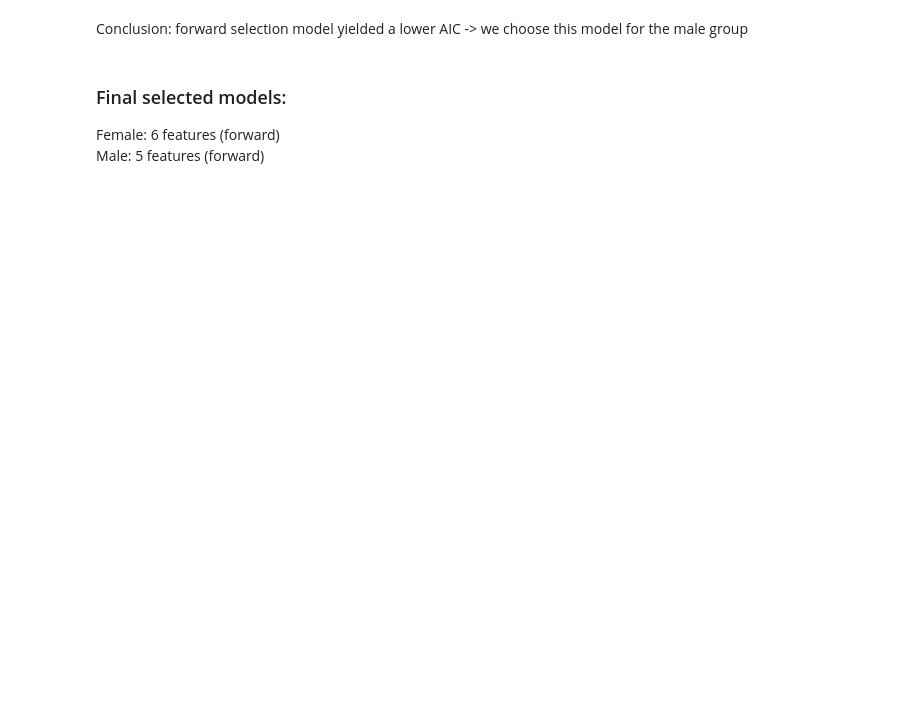
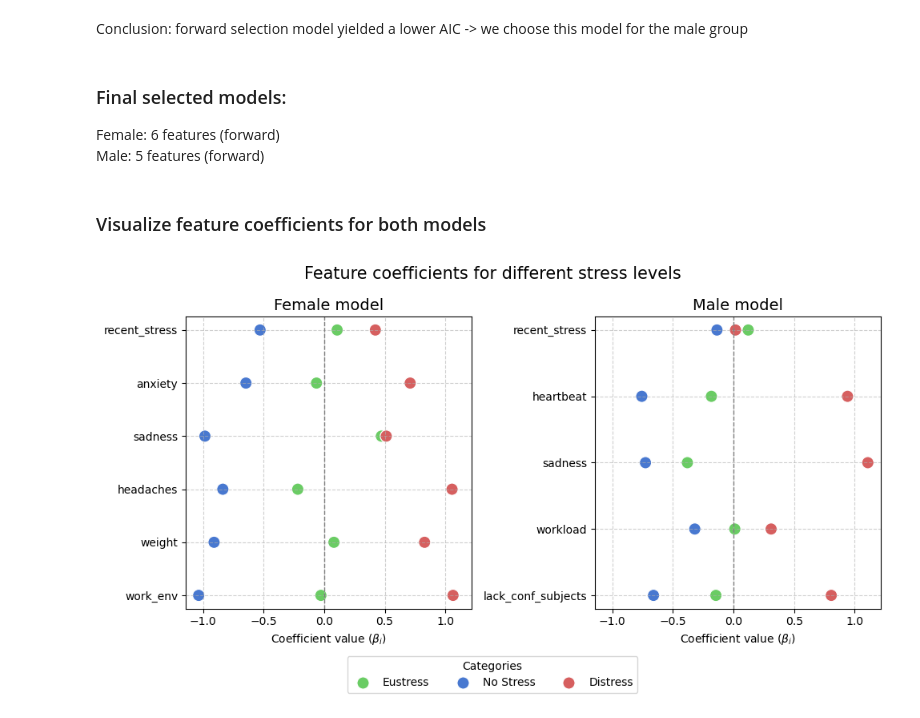
Before and after one commit to hannariss/BERN02_project, a Jupyter notebook: multinomial_regression.ipynb, the cells around one changed output. Cells and saved outputs as stored; diff of their text form; code cells hidden in the pictures; blank space fills up the shorter version.

Commit message:
chore(multinomial_regression): add plot

```diff
--- a/multinomial_regression.ipynb
+++ b/multinomial_regression.ipynb
@@ -289,3 +290,70 @@ coef_mf = pd.DataFrame(model_mf.coef_, columns=X_test_m[features_mf].columns, in
 # save training and test data with selected features
 np.savetxt('features_ff.csv', features_ff, delimiter=",", fmt='%s')
 np.savetxt('features_mf.csv', features_mf, delimiter=",", fmt='%s')
+# %% [markdown]
+### Visualize feature coefficients for both models
+# %%
+# Define custom colors
+custom_palette = {
+    0: sns.color_palette("muted")[2],  # greenish
+    1: sns.color_palette("muted")[0],  # bluish
+    2: sns.color_palette("muted")[3],  # reddish
+}
+
+# Create plot with two subplots
+fig, axes = plt.subplots(1, 2, figsize=(10,5), sharex=True)
+
+# Female model
+sns.scatterplot(
+    data=coef_ff.reset_index().melt(id_vars='index', var_name='Column', value_name='Value'),
+    x='Value',
+    y='Column',
+    hue='index',
+    palette=custom_palette,
+    s=120,
+    ax=axes[0]
+)
+axes[0].axvline(0, color='gray', linestyle='--', linewidth=1)
+axes[0].grid(True, linestyle='--', alpha=0.6)
+axes[0].set_xlabel(r"Coefficient value ($\beta_i$)")  # Remove x-label on top plot
+axes[0].set_ylabel("")
+axes[0].set_title("Female model", fontsize=14)
+
+# Male model
+sns.scatterplot(
+    data=coef_mf.reset_index().melt(id_vars='index', var_name='Column', value_name='Value'),
+    x='Value',
+    y='Column',
+    hue='index',
+    palette=custom_palette,
+    s=120,
+    ax=axes[1]
+)
+axes[1].axvline(0, color='gray', linestyle='--', linewidth=1)
+axes[1].grid(True, linestyle='--', alpha=0.6)
+axes[1].set_xlabel(r"Coefficient value ($\beta_i$)")
+axes[1].set_ylabel("")
+axes[1].set_title("Male model", fontsize=14)
+
+# Shared legend outside the plot
+handles, labels = axes[0].get_legend_handles_labels()
+fig.legend(
+    handles,
+    ['Eustress', 'No Stress', 'Distress'],
+    title='Categories',
+    loc='lower center',
+    ncol=3,
+    frameon=True,
+    facecolor='white',
+    bbox_to_anchor=(0.5, -0.1)
+)
+
+# Remove duplicate legends inside subplots
+axes[0].get_legend().remove()
+axes[1].get_legend().remove()
+
+fig.suptitle("Feature coefficients for different stress levels", fontsize=15, ha='center')
+plt.tight_layout()
+plt.show()
+# %% [output]
+[figure, added]
```
Also changed, not shown: parts of 4 cells of this notebook.
